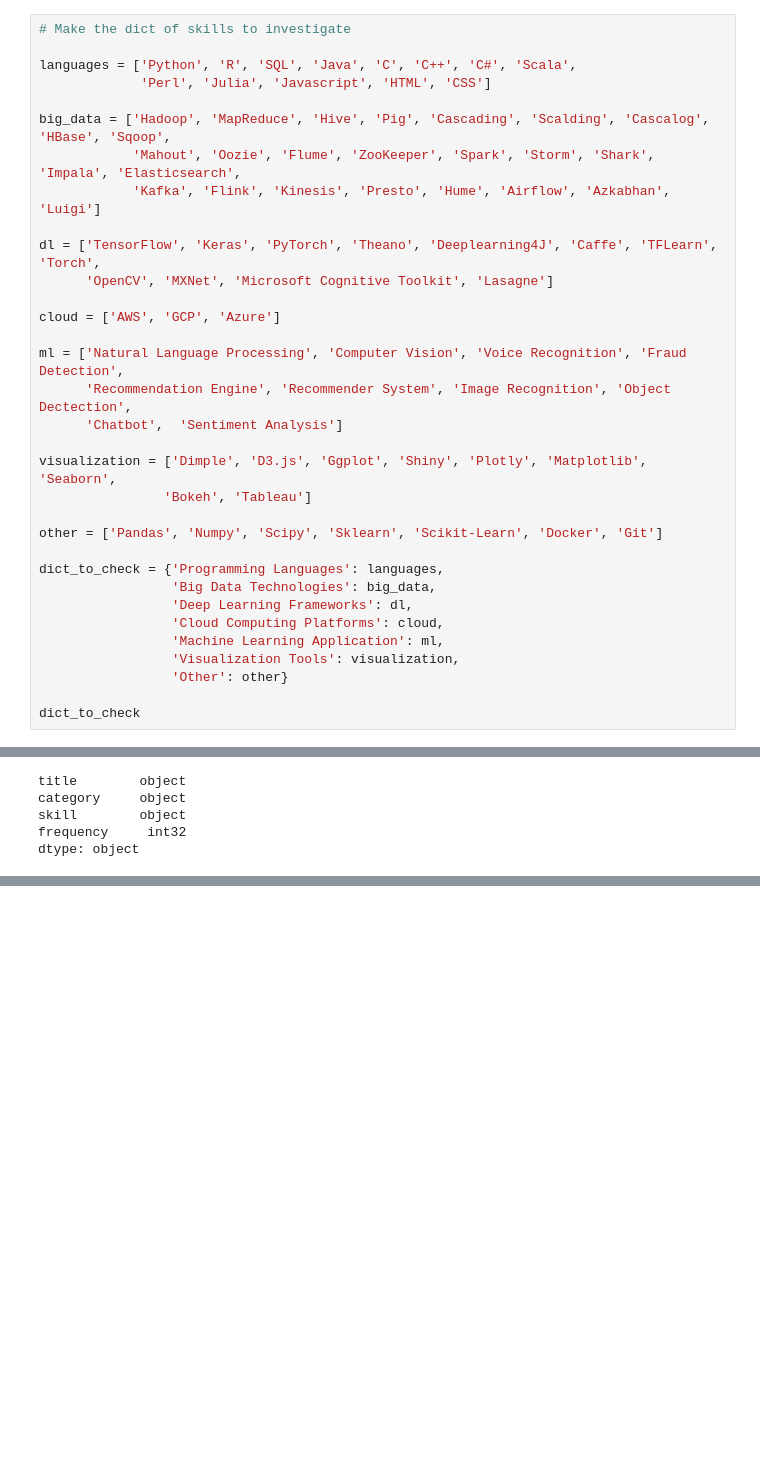
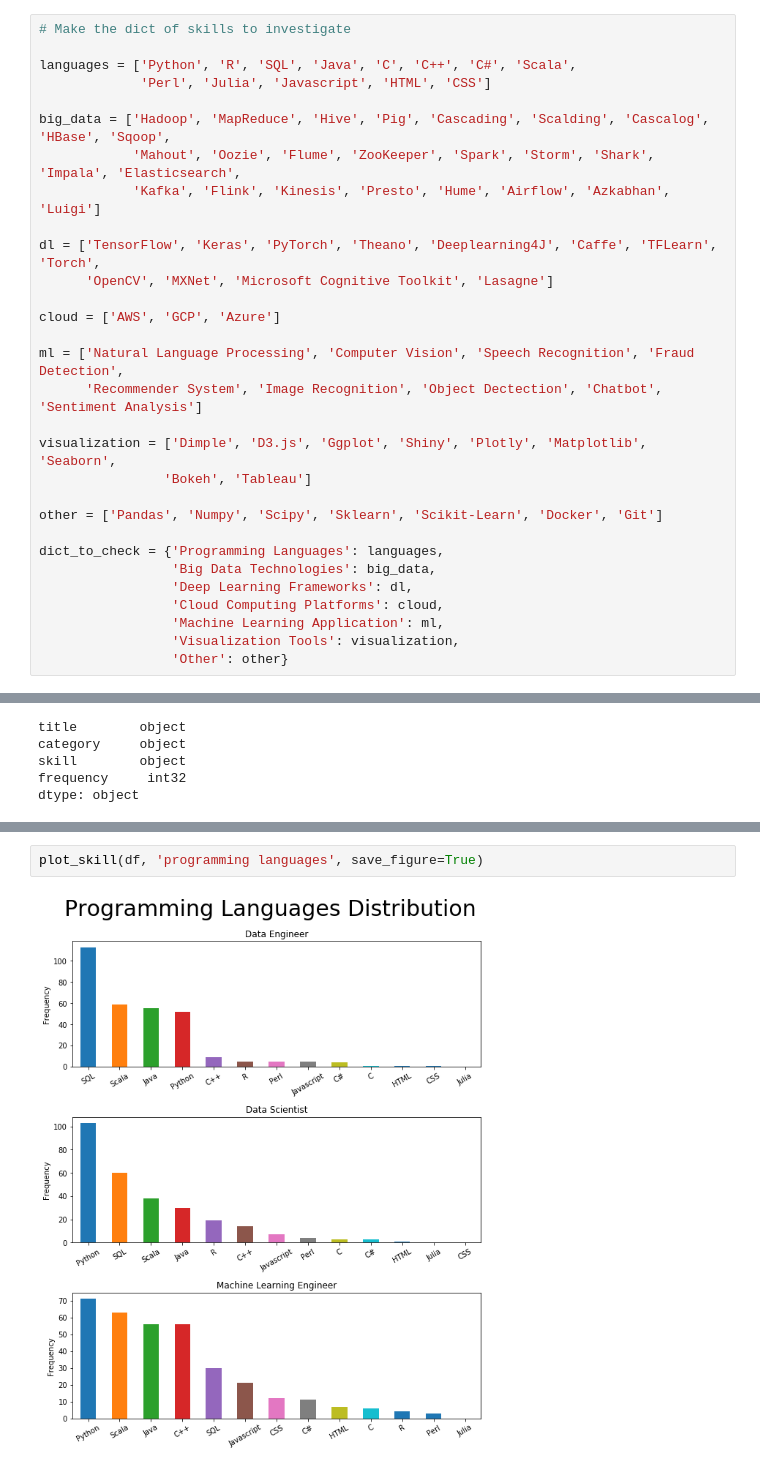
Before and after one commit to georgeliu1998/ideal_profiles, a Jupyter notebook: ideal_profiles_2.ipynb, the cells around one changed output, grey strips where cells are left out. Saved outputs shown, nothing was run; the diff lists cells and outputs as text; blank space fills up the shorter version.

```diff
--- a/ideal_profiles_2.ipynb
+++ b/ideal_profiles_2.ipynb
@@ -39,9 +33,8 @@ dl = ['TensorFlow', 'Keras', 'PyTorch', 'Theano', 'Deeplearning4J', 'Caffe', 'TF
 
 cloud = ['AWS', 'GCP', 'Azure']
 
-ml = ['Natural Language Processing', 'Computer Vision', 'Voice Recognition', 'Fraud Detection',
-      'Recommendation Engine', 'Recommender System', 'Image Recognition', 'Object Dectection',
-      'Chatbot',  'Sentiment Analysis']
+ml = ['Natural Language Processing', 'Computer Vision', 'Speech Recognition', 'Fraud Detection',
+      'Recommender System', 'Image Recognition', 'Object Dectection', 'Chatbot',  'Sentiment Analysis']
 
 visualization = ['Dimple', 'D3.js', 'Ggplot', 'Shiny', 'Plotly', 'Matplotlib', 'Seaborn',
                 'Bokeh', 'Tableau']
@@ -55,5 +48,3 @@ dict_to_check = {'Programming Languages': languages,
                  'Machine Learning Application': ml,
                  'Visualization Tools': visualization,
                  'Other': other}
-
-dict_to_check
@@ -262,0 +149,4 @@ with open('stopwords_tmp.csv', 'w', newline='') as f:
+# %%
+plot_skill(df, 'programming languages', save_figure=True)
+# %% [output]
+[figure, added]
```
Also changed, not shown: parts of 20 cells of this notebook.
